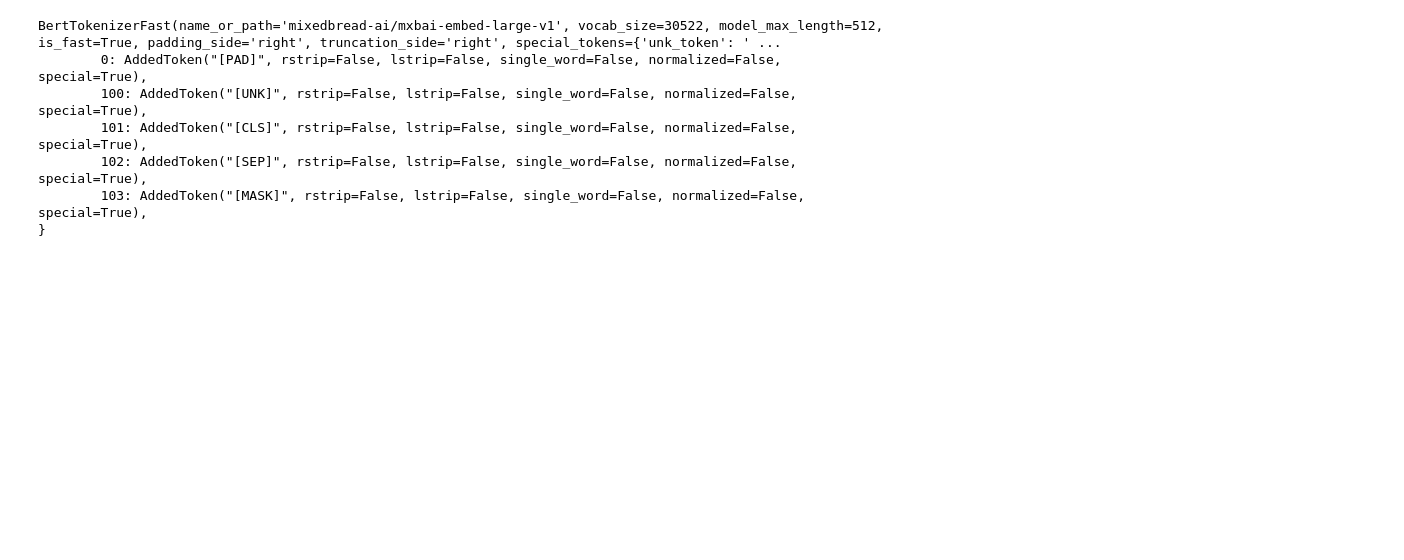
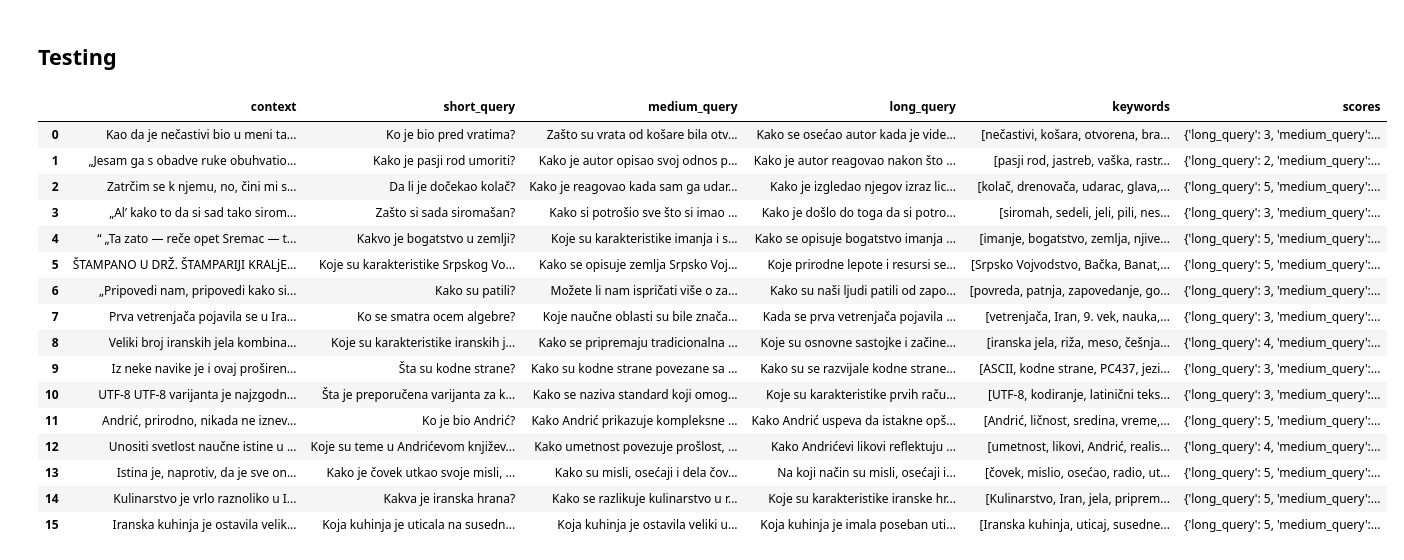
Before and after one commit to smartcat-labs/SRBedding, a Jupyter notebook: training/lala.ipynb, the cells around one changed output. Cells and saved outputs as stored; diff of their text form; code cells hidden in the pictures; blank space fills up the shorter version.

Commit message:
Add some testings

```diff
--- a/training/lala.ipynb
+++ b/training/lala.ipynb
@@ -61,10 +0,0 @@ model.tokenizer_kwargs = {
-# %%
-model.tokenizer
-# %% [output]
-BertTokenizerFast(name_or_path='mixedbread-ai/mxbai-embed-large-v1', vocab_size=30522, model_max_length=512, is_fast=True, padding_side='right', truncation_side='right', special_tokens={'unk_token': ' ...
-        0: AddedToken("[PAD]", rstrip=False, lstrip=False, single_word=False, normalized=False, special=True),
-        100: AddedToken("[UNK]", rstrip=False, lstrip=False, single_word=False, normalized=False, special=True),
-        101: AddedToken("[CLS]", rstrip=False, lstrip=False, single_word=False, normalized=False, special=True),
-        102: AddedToken("[SEP]", rstrip=False, lstrip=False, single_word=False, normalized=False, special=True),
-        103: AddedToken("[MASK]", rstrip=False, lstrip=False, single_word=False, normalized=False, special=True),
-}
@@ -70,0 +233,23 @@ BertTokenizerFast(name_or_path='mixedbread-ai/mxbai-embed-large-v1', vocab_size=
+# %% [markdown]
+## Testing
+# %%
+data = load_df("datasets/train.parquet")
+data
+# %% [output]
+|  | context | short_query | medium_query | long_query | keywords | scores |
+| 0 | Kao da je nečastivi bio u meni ta... | Ko je bio pred vratima? | Zašto su vrata od košare bila otv... | Kako se osećao autor kada je vide... | [nečastivi, košara, otvorena, bra... | {'long_query': 3, 'medium_query':... |
+| 1 | „Jesam ga s obadve ruke obuhvatio... | Kako je pasji rod umoriti? | Kako je autor opisao svoj odnos p... | Kako je autor reagovao nakon što ... | [pasji rod, jastreb, vaška, rastr... | {'long_query': 2, 'medium_query':... |
+| 2 | Zatrčim se k njemu, no, čini mi s... | Da li je dočekao kolač? | Kako je reagovao kada sam ga udar... | Kako je izgledao njegov izraz lic... | [kolač, drenovača, udarac, glava,... | {'long_query': 5, 'medium_query':... |
+| 3 | „Al’ kako to da si sad tako sirom... | Zašto si sada siromašan? | Kako si potrošio sve što si imao ... | Kako je došlo do toga da si potro... | [siromah, sedeli, jeli, pili, nes... | {'long_query': 3, 'medium_query':... |
+| 4 | “ „Ta zato — reče opet Sremac — t... | Kakvo je bogatstvo u zemlji? | Koje su karakteristike imanja i s... | Kako se opisuje bogatstvo imanja ... | [imanje, bogatstvo, zemlja, njive... | {'long_query': 5, 'medium_query':... |
+| 5 | ŠTAMPANO U DRŽ. ŠTAMPARIJI KRALjE... | Koje su karakteristike Srpskog Vo... | Kako se opisuje zemlja Srpsko Voj... | Koje prirodne lepote i resursi se... | [Srpsko Vojvodstvo, Bačka, Banat,... | {'long_query': 5, 'medium_query':... |
+| 6 | „Pripovedi nam, pripovedi kako si... | Kako su patili? | Možete li nam ispričati više o za... | Kako su naši ljudi patili od zapo... | [povreda, patnja, zapovedanje, go... | {'long_query': 3, 'medium_query':... |
+| 7 | Prva vetrenjača pojavila se u Ira... | Ko se smatra ocem algebre? | Koje naučne oblasti su bile znača... | Kada se prva vetrenjača pojavila ... | [vetrenjača, Iran, 9. vek, nauka,... | {'long_query': 3, 'medium_query':... |
+| 8 | Veliki broj iranskih jela kombina... | Koje su karakteristike iranskih j... | Kako se pripremaju tradicionalna ... | Koje su osnovne sastojke i začine... | [iranska jela, riža, meso, češnja... | {'long_query': 4, 'medium_query':... |
+| 9 | Iz neke navike je i ovaj proširen... | Šta su kodne strane? | Kako su kodne strane povezane sa ... | Kako su se razvijale kodne strane... | [ASCII, kodne strane, PC437, jezi... | {'long_query': 3, 'medium_query':... |
+| 10 | UTF-8 UTF-8 varijanta je najzgodn... | Šta je preporučena varijanta za k... | Kako se naziva standard koji omog... | Koje su karakteristike prvih raču... | [UTF-8, kodiranje, latinični teks... | {'long_query': 3, 'medium_query':... |
+| 11 | Andrić, prirodno, nikada ne iznev... | Ko je bio Andrić? | Kako Andrić prikazuje kompleksne ... | Kako Andrić uspeva da istakne opš... | [Andrić, ličnost, sredina, vreme,... | {'long_query': 5, 'medium_query':... |
+| 12 | Unositi svetlost naučne istine u ... | Koje su teme u Andrićevom književ... | Kako umetnost povezuje prošlost, ... | Kako Andrićevi likovi reflektuju ... | [umetnost, likovi, Andrić, realis... | {'long_query': 4, 'medium_query':... |
+| 13 | Istina je, naprotiv, da je sve on... | Kako je čovek utkao svoje misli, ... | Kako su misli, osećaji i dela čov... | Na koji način su misli, osećaji i... | [čovek, mislio, osećao, radio, ut... | {'long_query': 5, 'medium_query':... |
+| 14 | Kulinarstvo je vrlo raznoliko u I... | Kakva je iranska hrana? | Kako se razlikuje kulinarstvo u r... | Koje su karakteristike iranske hr... | [Kulinarstvo, Iran, jela, priprem... | {'long_query': 5, 'medium_query':... |
+| 15 | Iranska kuhinja je ostavila velik... | Koja kuhinja je uticala na susedn... | Koja kuhinja je ostavila veliki u... | Koja kuhinja je imala poseban uti... | [Iranska kuhinja, uticaj, susedne... | {'long_query': 5, 'medium_query':... |
```
Also changed, not shown: parts of 19 cells of this notebook, 4 other files.
